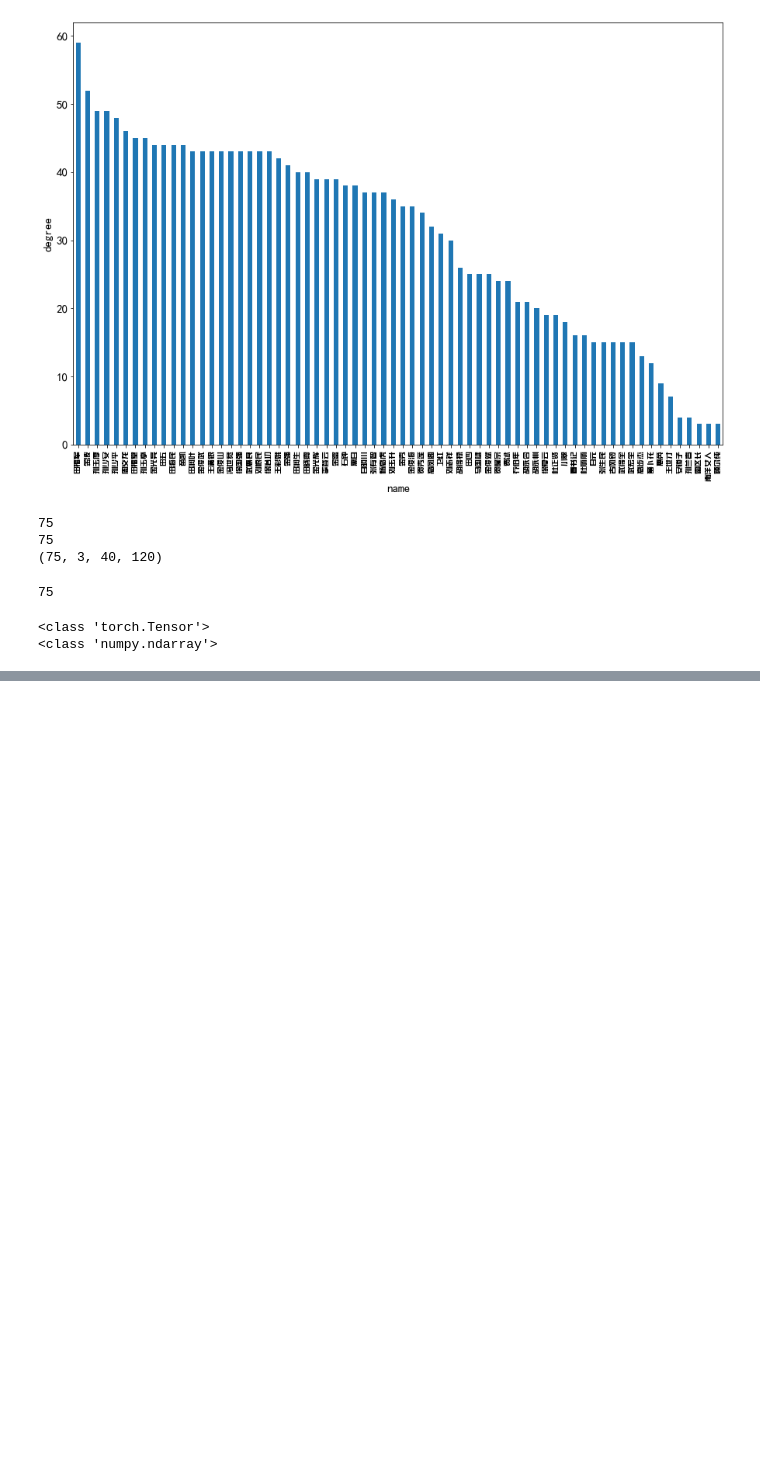
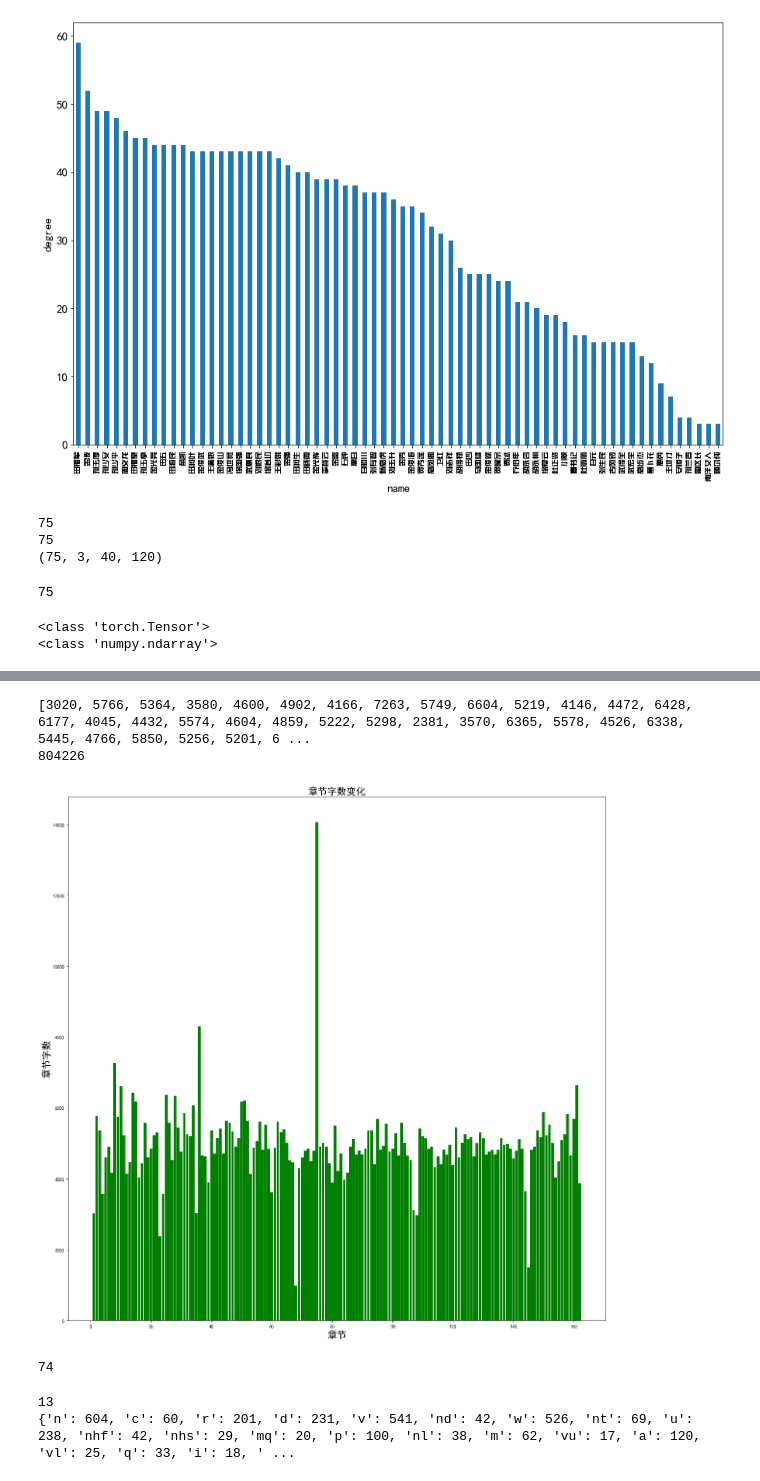
Before and after one commit to kkl-oop/thesis, a Jupyter notebook: code/socialnet/preprocess.ipynb, the cells around one changed output, grey strips where cells are left out. Saved outputs shown, nothing was run; the diff lists cells and outputs as text; code cells hidden in the pictures; blank space fills up the shorter version.

```diff
--- a/code/socialnet/preprocess.ipynb
+++ b/code/socialnet/preprocess.ipynb
@@ -523,3 +549,41 @@ Prefix dict has been built successfully.
 ## 词性标注
 # %%
 ## 人物关系相似度计算
+# %%
+### 统计每张的字数
+p = list(range(1,163,1))
+
+
+chapter_words = []
+for n in p:
+  with open("../LDA/book/" + f"第{n}章.txt",mode='r',encoding='utf-8') as f:
+    w = [w for w in f.read()]
+    chapter_words.append(len(w))
+
+print(chapter_words)
+print(sum(chapter_words))
+# -*- coding: utf-8 -*-
+import numpy as np
+import matplotlib.mlab as mlab
+import matplotlib.pyplot as plt
+import matplotlib
+
+
+matplotlib.rcParams['font.sans-serif']=['SimHei']   # 用黑体显示中文
+# matplotlib.rcParams['fontsize']=10
+
+fig = plt.figure(figsize=(20,20))
+plt.bar(p,chapter_words,0.9,color="green")
+plt.xlabel("章节",fontsize=20)
+plt.ylabel("章节字数",fontsize=20)
+plt.title("章节字数变化",fontsize=20)
+
+
+plt.show()
+# plt.savefig("barChart.jpg")
+chapter_words.index(14068)
+# %% [output]
+[3020, 5766, 5364, 3580, 4600, 4902, 4166, 7263, 5749, 6604, 5219, 4146, 4472, 6428, 6177, 4045, 4432, 5574, 4604, 4859, 5222, 5298, 2381, 3570, 6365, 5578, 4526, 6338, 5445, 4766, 5850, 5256, 5201, 6 ...
+804226
+[figure, added]
+74
@@ -525,0 +610,14 @@ Prefix dict has been built successfully.
+# %%
+max = 0
+idx = -1
+
+for n in p:
+  if len(pos_statistic[n]) > max:
+    max = len(pos_statistic[n])
+    idx = n
+
+print(idx)
+print(pos_statistic[idx])
+# %% [output]
+13
+{'n': 604, 'c': 60, 'r': 201, 'd': 231, 'v': 541, 'nd': 42, 'w': 526, 'nt': 69, 'u': 238, 'nhf': 42, 'nhs': 29, 'mq': 20, 'p': 100, 'nl': 38, 'm': 62, 'vu': 17, 'a': 120, 'vl': 25, 'q': 33, 'i': 18, ' ...
```
Also changed, not shown: parts of 12 cells of this notebook, 16 other files.
